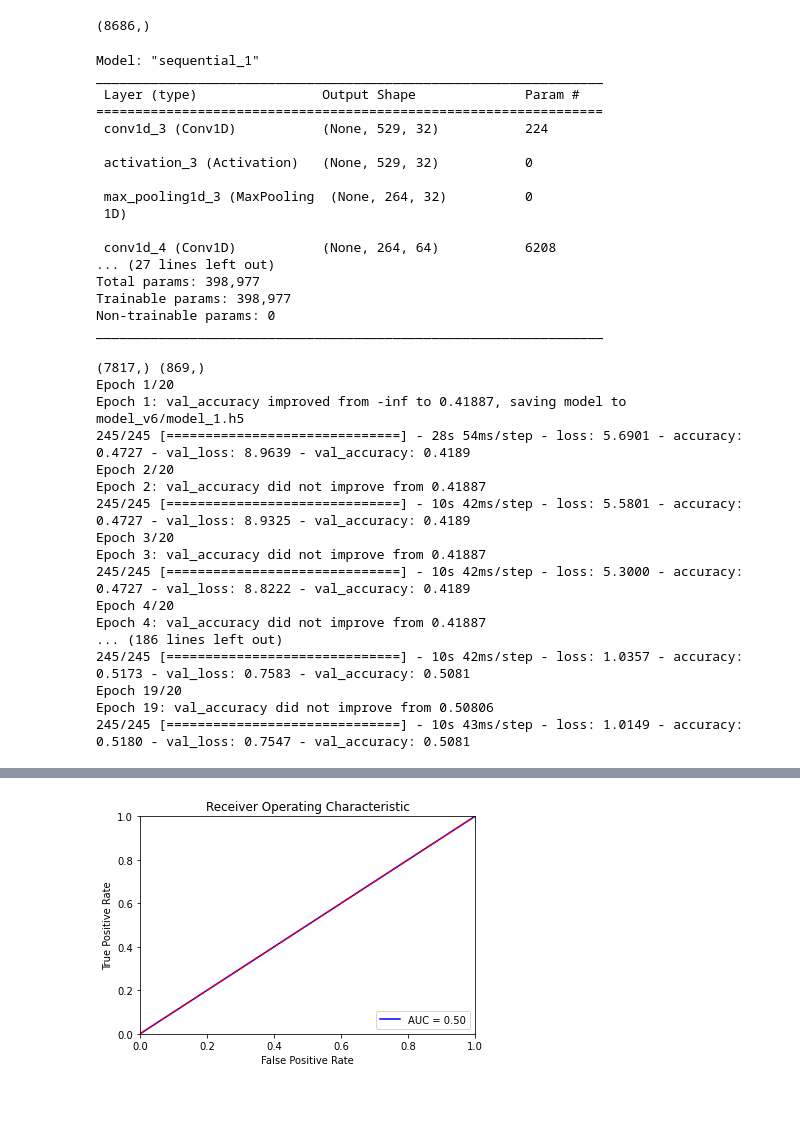
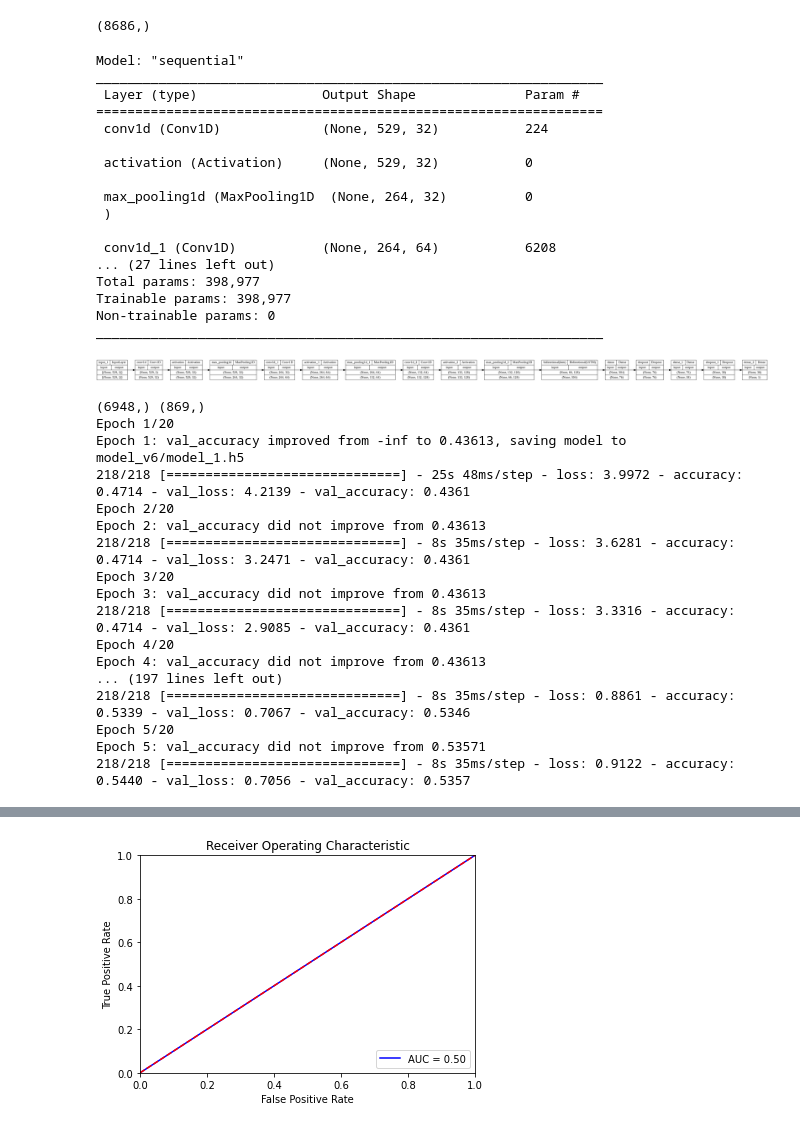
Before and after one commit to elenagasparri/agilenusrc, a Jupyter notebook: Notebook/blazar_model_colab_v6.ipynb, the cells around one changed output, grey strips where cells are left out. Drawn from its saved outputs; the diff is of its cells as text; code cells hidden in the pictures; blank space fills up the shorter version.

```diff
--- a/Notebook/blazar_model_colab_v6.ipynb
+++ b/Notebook/blazar_model_colab_v6.ipynb
@@ -113,23 +115,26 @@ label.shape
 permutation = np.random.permutation(data.shape[0])
 data=data[permutation]
 label=label[permutation]
+# %%
+# Definisco le dimensione dell'array di Input
+ishape=data.shape[1:]
 # %%
 init = tf.keras.initializers.LecunNormal(5)
 
 model = keras.Sequential()
-model.add(keras.Input(shape = (529,2))) # input
+model.add(keras.Input(shape = ishape)) # input
 model.add(keras.layers.Conv1D(filters = 32,kernel_initializer=init, kernel_size = 3, strides=1, padding='same',
     activation=None))
 model.add(layers.Activation('tanh'))
-model.add(keras.layers.MaxPool1D(pool_size=3, strides=2, padding='valid'))
+model.add(keras.layers.MaxPool1D(pool_size=2, strides=2, padding='valid'))
 model.add(keras.layers.Conv1D(filters = 64,kernel_initializer=init, kernel_size = 3, strides=1, padding='same',
     activation=None))
 model.add(layers.Activation('tanh'))
-model.add(keras.layers.MaxPool1D(pool_size=3, strides=2, padding='valid'))
+model.add(keras.layers.MaxPool1D(pool_size=2, strides=2, padding='valid'))
 model.add(keras.layers.Conv1D(filters = 128,kernel_initializer=init, kernel_size = 3, strides=1, padding='same',
     activation=None))
 model.add(layers.Activation('tanh'))
-model.add(keras.layers.MaxPool1D(pool_size=3, strides=2, padding='valid'))
+model.add(keras.layers.MaxPool1D(pool_size=2, strides=2, padding='valid'))
 model.add(keras.layers.Bidirectional(keras.layers.LSTM(152)))
 model.add(keras.layers.Dense(76, activation='relu',kernel_initializer=init, use_bias=True))
 model.add(keras.layers.Dropout(0.6))
@@ -142,24 +147,26 @@ opt = tf.keras.optimizers.Adadelta(learning_rate=0.001)
 model.compile(loss='binary_crossentropy', optimizer=opt, metrics=['accuracy'])
 model.summary() # stampa modello riga per riga
 # %% [output]
-Model: "sequential_1"
+Model: "sequential"
 _________________________________________________________________
  Layer (type)                Output Shape              Param #
 =================================================================
- conv1d_3 (Conv1D)           (None, 529, 32)           224
+ conv1d (Conv1D)             (None, 529, 32)           224
 
- activation_3 (Activation)   (None, 529, 32)           0
+ activation (Activation)     (None, 529, 32)           0
 
- max_pooling1d_3 (MaxPooling  (None, 264, 32)          0
- 1D)
+ max_pooling1d (MaxPooling1D  (None, 264, 32)          0
+ )
 
- conv1d_4 (Conv1D)           (None, 264, 64)           6208
+ conv1d_1 (Conv1D)           (None, 264, 64)           6208
 ... (27 lines left out)
 Total params: 398,977
 Trainable params: 398,977
 Non-trainable params: 0
 _________________________________________________________________
 # %%
-from keras.utils import plot_model
+#from keras.utils import plot_model
 
-plot_model(model, to_file ='model.png')
+keras.utils.plot_model(model, to_file ='model.png',show_shapes=True,rankdir='LR')
+# %% [output]
+[figure, added]
@@ -166,45 +182,40 @@ plot_model(model, to_file ='model.png')
 # %%
-# split of data in 10 fold: 8 for training, 1 for validation and 1 for testing
-from sklearn.model_selection import KFold
-
-kf = KFold(n_splits=10, shuffle = True, random_state = 1)
-
 def get_model_name(k):
     return 'model_'+str(k)+'.h5'
 
 save_dir = 'model_v6/'
 fold_var = 0
 history_list = []
-for train_idx, test_idx in kf.split(data):
+for train_idx, val_idx in kf.split(data_train):
   fold_var = fold_var+1
-  print(train_idx.shape, test_idx.shape)
+  print(train_idx.shape, val_idx.shape)
   # CREATE CALLBACKS
   checkpoint = tf.keras.callbacks.ModelCheckpoint(save_dir+get_model_name(fold_var),
 							monitor='val_accuracy', verbose=1,
 							save_best_only=True, mode='max')
   earlystopping = tf.keras.callbacks.EarlyStopping(monitor='val_accuracy',patience=4)
   callbacks_list = [checkpoint,earlystopping]
-  history=model.fit(x=data[train_idx],y=label[train_idx],validation_data=(data[test_idx],label[test_idx]),epochs=20, callbacks=callbacks_list)
+  history=model.fit(x=data_train[train_idx],y=l_train[train_idx],validation_data=(data_train[val_idx],l_train[val_idx]),epochs=20, callbacks=callbacks_list)
   np.save(f'model_v6/my_history_{fold_var}.npy',history.history)
   history_list.append(history)
 # %% [output]
-(7817,) (869,)
+(6948,) (869,)
 Epoch 1/20
-Epoch 1: val_accuracy improved from -inf to 0.41887, saving model to model_v6/model_1.h5
-245/245 [==============================] - 28s 54ms/step - loss: 5.6901 - accuracy: 0.4727 - val_loss: 8.9639 - val_accuracy: 0.4189
+Epoch 1: val_accuracy improved from -inf to 0.43613, saving model to model_v6/model_1.h5
+218/218 [==============================] - 25s 48ms/step - loss: 3.9972 - accuracy: 0.4714 - val_loss: 4.2139 - val_accuracy: 0.4361
 Epoch 2/20
-Epoch 2: val_accuracy did not improve from 0.41887
-245/245 [==============================] - 10s 42ms/step - loss: 5.5801 - accuracy: 0.4727 - val_loss: 8.9325 - val_accuracy: 0.4189
+Epoch 2: val_accuracy did not improve from 0.43613
+218/218 [==============================] - 8s 35ms/step - loss: 3.6281 - accuracy: 0.4714 - val_loss: 3.2471 - val_accuracy: 0.4361
 Epoch 3/20
-Epoch 3: val_accuracy did not improve from 0.41887
-245/245 [==============================] - 10s 42ms/step - loss: 5.3000 - accuracy: 0.4727 - val_loss: 8.8222 - val_accuracy: 0.4189
+Epoch 3: val_accuracy did not improve from 0.43613
+218/218 [==============================] - 8s 35ms/step - loss: 3.3316 - accuracy: 0.4714 - val_loss: 2.9085 - val_accuracy: 0.4361
 Epoch 4/20
-Epoch 4: val_accuracy did not improve from 0.41887
-... (186 lines left out)
-245/245 [==============================] - 10s 42ms/step - loss: 1.0357 - accuracy: 0.5173 - val_loss: 0.7583 - val_accuracy: 0.5081
-Epoch 19/20
-Epoch 19: val_accuracy did not improve from 0.50806
-245/245 [==============================] - 10s 43ms/step - loss: 1.0149 - accuracy: 0.5180 - val_loss: 0.7547 - val_accuracy: 0.5081
+Epoch 4: val_accuracy did not improve from 0.43613
+... (197 lines left out)
+218/218 [==============================] - 8s 35ms/step - loss: 0.8861 - accuracy: 0.5339 - val_loss: 0.7067 - val_accuracy: 0.5346
+Epoch 5/20
+Epoch 5: val_accuracy did not improve from 0.53571
+218/218 [==============================] - 8s 35ms/step - loss: 0.9122 - accuracy: 0.5440 - val_loss: 0.7056 - val_accuracy: 0.5357
 # %%
 i = 0
 for history in history_list:
```
Also changed, not shown: parts of 5 cells of this notebook.
